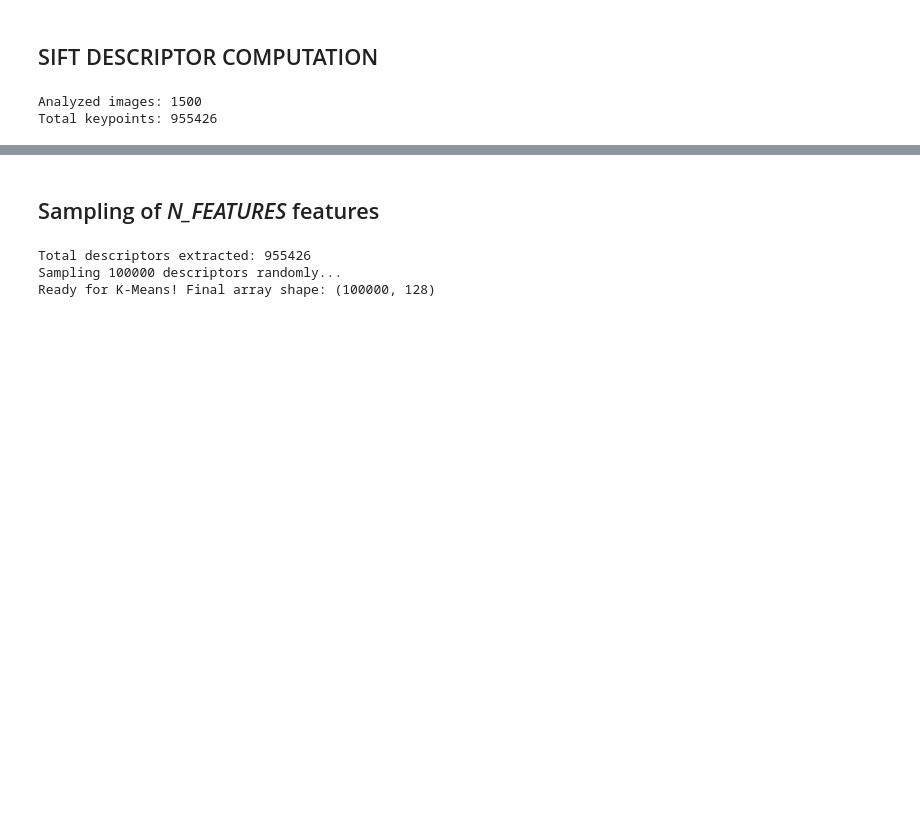
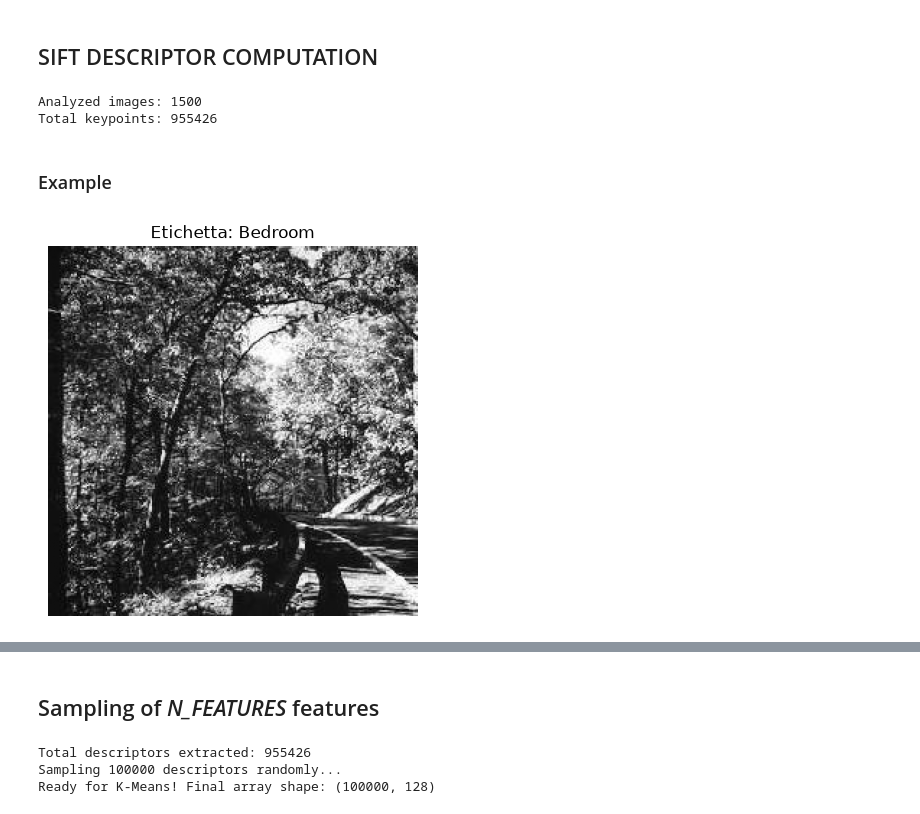
Before and after one commit to RebertoUNI/Computer-vision, a Jupyter notebook: project.ipynb, the cells around one changed output, grey strips where cells are left out. Drawn from its saved outputs; the diff is of its cells as text; code cells hidden in the pictures; blank space fills up the shorter version.

```diff
--- a/project.ipynb
+++ b/project.ipynb
@@ -105,3 +105,15 @@ print(f"Total keypoints: {keypoint_counts.sum()}")
 # %% [output]
 Analyzed images: 1500
 Total keypoints: 955426
+# %% [markdown]
+### Example
+# %%
+prima_immagine = cv2.imread(str(train_paths[201]), cv2.IMREAD_GRAYSCALE)
+
+
+plt.imshow(prima_immagine, cmap="gray")
+plt.title(f"Etichetta: {train_labels[0]}")
+plt.axis("off")
+plt.show()
+# %% [output]
+[figure, added]
```
Also changed, not shown: parts of 8 cells of this notebook.
